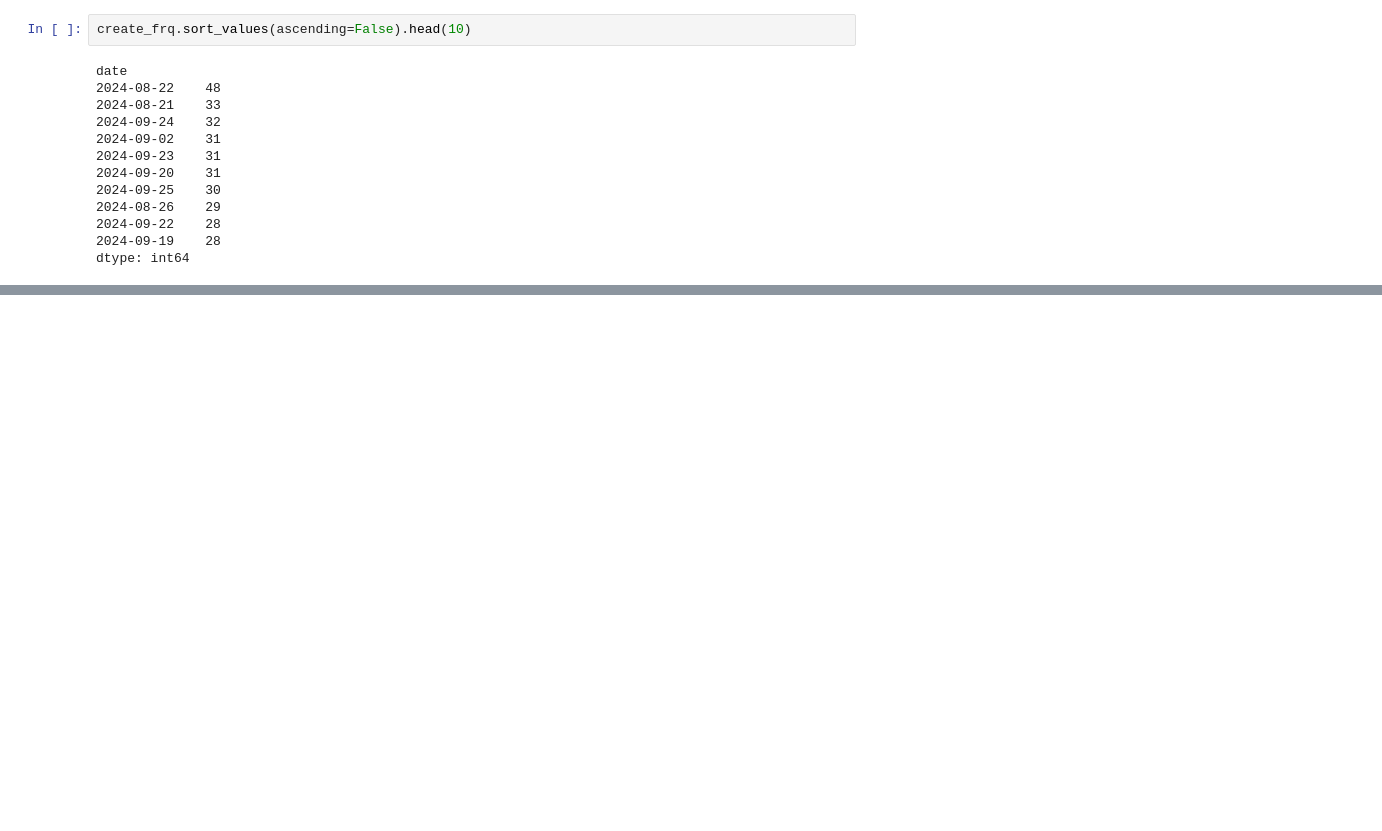
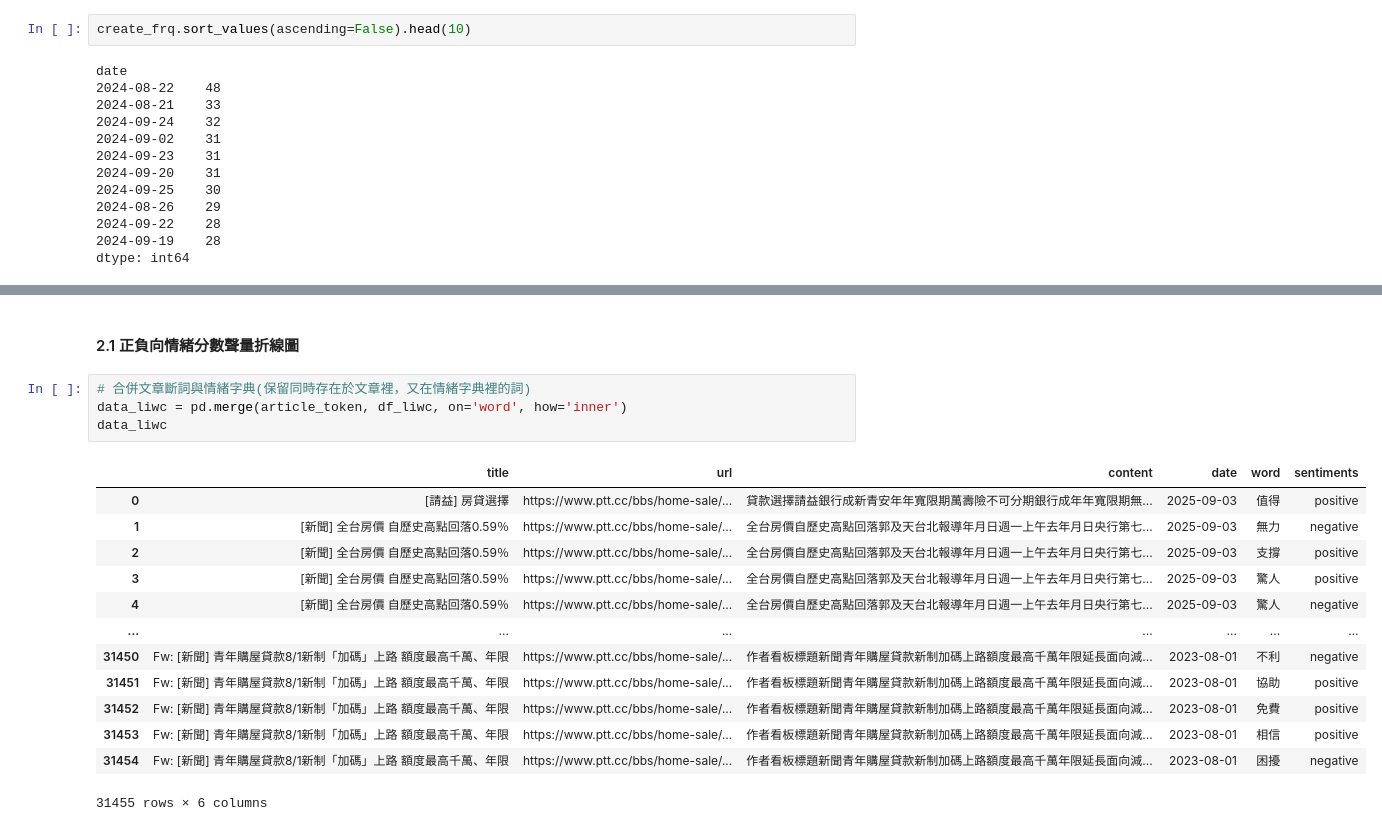
Before and after one commit to hsuan1120/Loan, a Jupyter notebook: loans.ipynb, the cells around one changed output, grey strips where cells are left out. Saved outputs shown, nothing was run; the diff lists cells and outputs as text; blank space fills up the shorter version.

```diff
--- a/loans.ipynb
+++ b/loans.ipynb
@@ -394,0 +414,20 @@ dtype: int64
+# %% [markdown]
+#### 2.1 正負向情緒分數聲量折線圖
+# %%
+# 合併文章斷詞與情緒字典(保留同時存在於文章裡，又在情緒字典裡的詞)
+data_liwc = pd.merge(article_token, df_liwc, on='word', how='inner')
+data_liwc
+# %% [output]
+|  | title | url | content | date | word | sentiments |
+| 0 | [請益] 房貸選擇 | https://www.ptt.cc/bbs/home-sale/... | 貸款選擇請益銀行成新青安年年寬限期萬壽險不可分期銀行成年年寬限期無... | 2025-09-03 | 值得 | positive |
+| 1 | [新聞] 全台房價 自歷史高點回落0.59％ | https://www.ptt.cc/bbs/home-sale/... | 全台房價自歷史高點回落郭及天台北報導年月日週一上午去年月日央行第七... | 2025-09-03 | 無力 | negative |
+| 2 | [新聞] 全台房價 自歷史高點回落0.59％ | https://www.ptt.cc/bbs/home-sale/... | 全台房價自歷史高點回落郭及天台北報導年月日週一上午去年月日央行第七... | 2025-09-03 | 支撐 | positive |
+| 3 | [新聞] 全台房價 自歷史高點回落0.59％ | https://www.ptt.cc/bbs/home-sale/... | 全台房價自歷史高點回落郭及天台北報導年月日週一上午去年月日央行第七... | 2025-09-03 | 驚人 | positive |
+| 4 | [新聞] 全台房價 自歷史高點回落0.59％ | https://www.ptt.cc/bbs/home-sale/... | 全台房價自歷史高點回落郭及天台北報導年月日週一上午去年月日央行第七... | 2025-09-03 | 驚人 | negative |
+| ... | ... | ... | ... | ... | ... | ... |
+| 31450 | Fw: [新聞] 青年購屋貸款8/1新制「加碼」上路 額度最高千萬、年限 | https://www.ptt.cc/bbs/home-sale/... | 作者看板標題新聞青年購屋貸款新制加碼上路額度最高千萬年限延長面向減... | 2023-08-01 | 不利 | negative |
+| 31451 | Fw: [新聞] 青年購屋貸款8/1新制「加碼」上路 額度最高千萬、年限 | https://www.ptt.cc/bbs/home-sale/... | 作者看板標題新聞青年購屋貸款新制加碼上路額度最高千萬年限延長面向減... | 2023-08-01 | 協助 | positive |
+| 31452 | Fw: [新聞] 青年購屋貸款8/1新制「加碼」上路 額度最高千萬、年限 | https://www.ptt.cc/bbs/home-sale/... | 作者看板標題新聞青年購屋貸款新制加碼上路額度最高千萬年限延長面向減... | 2023-08-01 | 免費 | positive |
+| 31453 | Fw: [新聞] 青年購屋貸款8/1新制「加碼」上路 額度最高千萬、年限 | https://www.ptt.cc/bbs/home-sale/... | 作者看板標題新聞青年購屋貸款新制加碼上路額度最高千萬年限延長面向減... | 2023-08-01 | 相信 | positive |
+| 31454 | Fw: [新聞] 青年購屋貸款8/1新制「加碼」上路 額度最高千萬、年限 | https://www.ptt.cc/bbs/home-sale/... | 作者看板標題新聞青年購屋貸款新制加碼上路額度最高千萬年限延長面向減... | 2023-08-01 | 困擾 | negative |
+31455 rows × 6 columns
```
Also changed, not shown: parts of 10 cells of this notebook.
